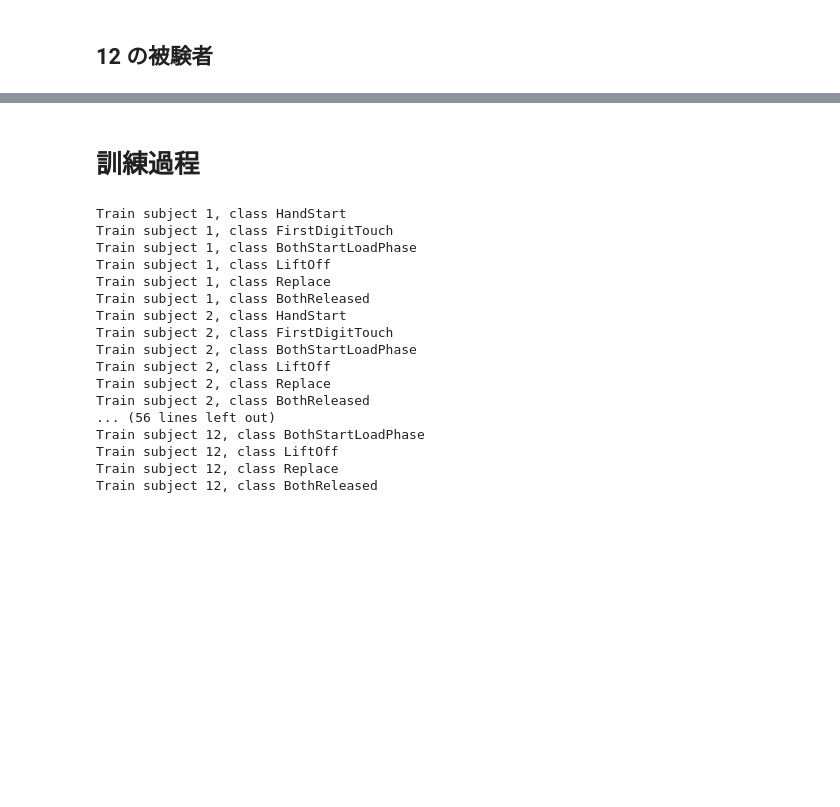
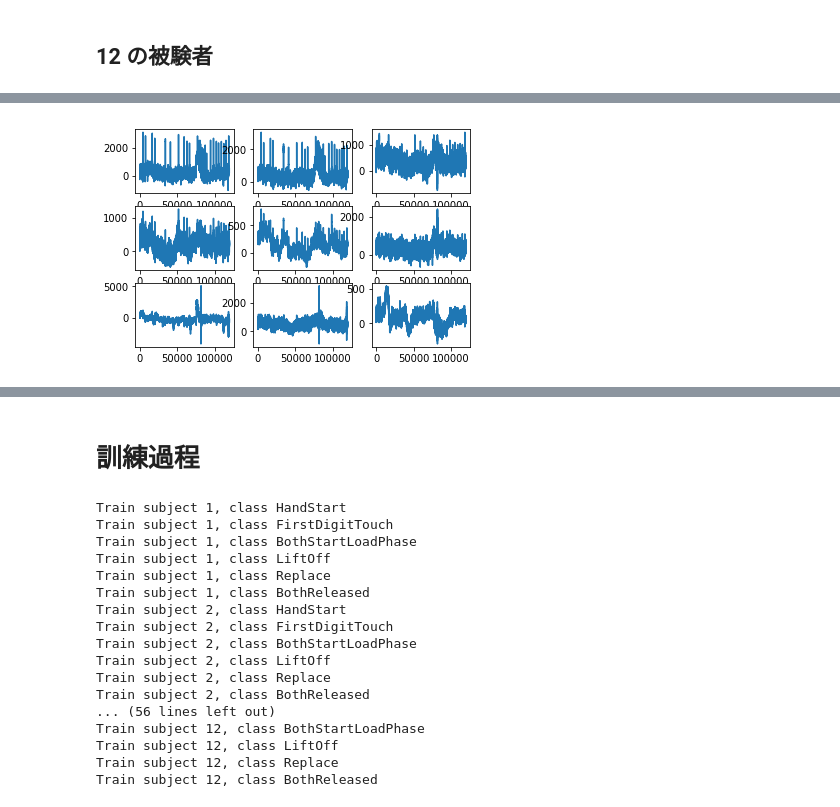
Before and after one commit to shimalice/GAL_EEG, a Jupyter notebook: test.ipynb, the cells around one changed output, grey strips where cells are left out. Cells and saved outputs as stored; diff of their text form; code cells hidden in the pictures; blank space fills up the shorter version.

```diff
--- a/test.ipynb
+++ b/test.ipynb
@@ -98,0 +180,15 @@ pred_tot = []
+# %%
+fnames = glob('input/train/subj1_series1_data.csv')
+print(fnames)
+X = []
+y = []
+for fname in fnames:
+    # 訓練データの読み込み
+    data,labels = prepare_data_train(fname)
+    # すべての系列データ(1-8)
+    X.append(data)
+    y.append(labels)
+
+# 1次元のlistにする
+X = pd.concat(X)
+y = pd.concat(y)
@@ -98,0 +230,13 @@ pred_tot = []
+# %%
+X_columns = X.columns
+# %%
+plt.figure(1)
+
+for i in range(0, 9):
+    no_fig  = "33" + str(i+1)
+    plt.subplot(int(no_fig))
+    plt.plot(X[X_columns[i]])
+
+plt.show()
+# %% [output]
+[figure, added]
```
Also changed, not shown: parts of 45 cells of this notebook.
